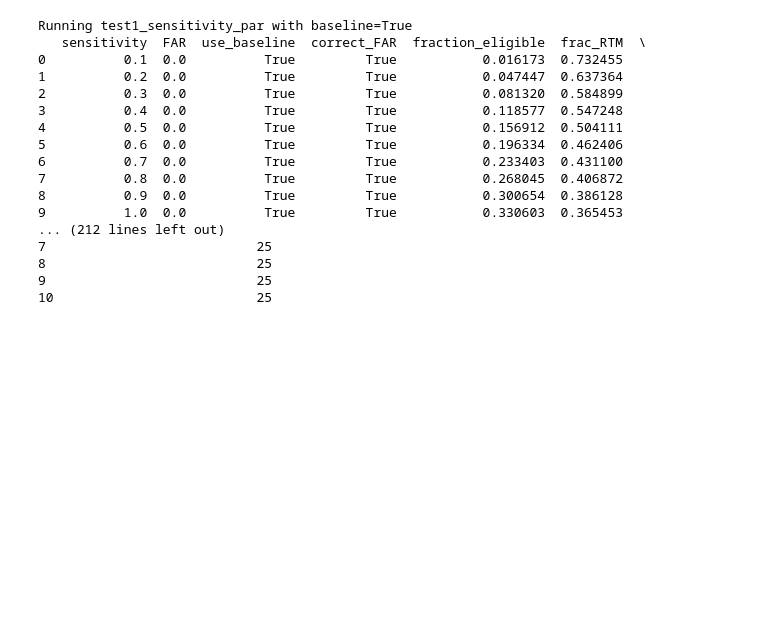
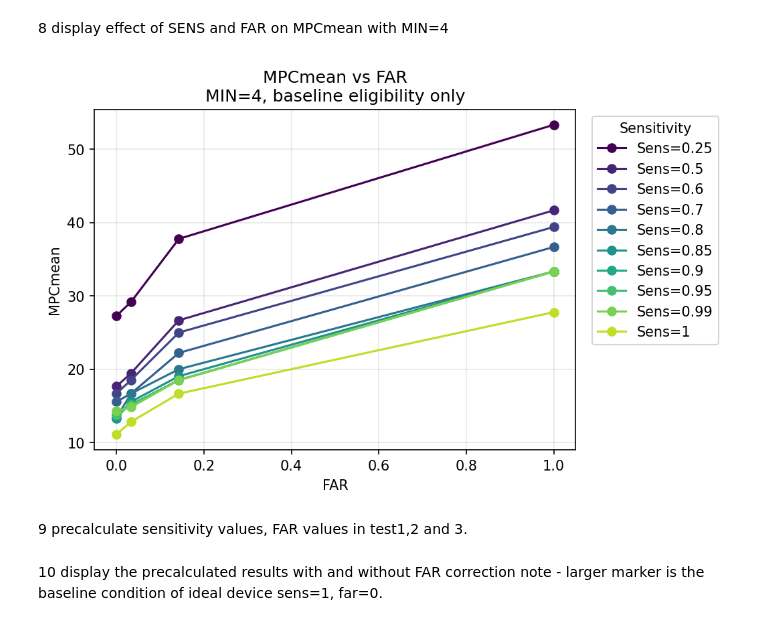
Before and after one commit to GoldenholzLab/RTM3, a Jupyter notebook: for_rtm3_paper.ipynb, the cells around one changed output. Cells and saved outputs as stored; diff of their text form; code cells hidden in the pictures; blank space fills up the shorter version.

```diff
--- a/for_rtm3_paper.ipynb
+++ b/for_rtm3_paper.ipynb
@@ -82,39 +166,34 @@ make_FAR_plot()
+# %% [markdown]
+8 display effect of SENS and FAR on MPCmean with MIN=4
+# %%
+from plotting_tools import plot_MPCmean_vs_FAR_for_MIN
+plot_MPCmean_vs_FAR_for_MIN(min_value=4)
+# %% [output]
+[figure, added]
+# %% [markdown]
+9 precalculate sensitivity values, FAR values in test1,2 and 3.
 # %%
+
 from rtm_tools import test1_sensitivity_par,test2_FAR_par
 import pandas as pd
 x123 = pd.DataFrame()
 num_patients = 1000000
-for baseline in [True,False]:
-    print(f"Running test1_sensitivity_par with baseline={baseline}")
-    x1 = test1_sensitivity_par(use_baseline=baseline,num_patients=num_patients)
-    print(x1)
-    print(f"Running test2_FAR_par with baseline={baseline}")
-    x2 = test2_FAR_par(use_baseline=baseline, correct_FAR=True,num_patients=num_patients    )
-    print(x2)
-    print(f"Running test3_FAR_par with baseline={baseline}")
-    x3 = test2_FAR_par(use_baseline=baseline, correct_FAR=False,num_patients=num_patients)
-    print(x3)
-    x123 = pd.concat([x123,x1,x2,x3],ignore_index=True)
+baseline = True
+print(f"Running test1_sensitivity_par with baseline={baseline}")
+x1 = test1_sensitivity_par(use_baseline=baseline,num_patients=num_patients)
+print(x1)
+print(f"Running test2_FAR_par with baseline={baseline}")
+x2 = test2_FAR_par(use_baseline=baseline, correct_FAR=True,num_patients=num_patients)
+print(x2)
+print(f"Running test3_FAR_par with baseline={baseline}")
+x3 = test2_FAR_par(use_baseline=baseline, correct_FAR=False,num_patients=num_patients)
+print(x3)
+x123 = pd.concat([x123,x1,x2,x3],ignore_index=True)
 
 x123.to_csv('rtm_test123_results.csv',index=False)
-# %% [output]
-Running test1_sensitivity_par with baseline=True
-   sensitivity  FAR  use_baseline  correct_FAR  fraction_eligible  frac_RTM  \
-0          0.1  0.0          True         True           0.016173  0.732455
-1          0.2  0.0          True         True           0.047447  0.637364
-2          0.3  0.0          True         True           0.081320  0.584899
-3          0.4  0.0          True         True           0.118577  0.547248
-4          0.5  0.0          True         True           0.156912  0.504111
-5          0.6  0.0          True         True           0.196334  0.462406
-6          0.7  0.0          True         True           0.233403  0.431100
-7          0.8  0.0          True         True           0.268045  0.406872
-8          0.9  0.0          True         True           0.300654  0.386128
-9          1.0  0.0          True         True           0.330603  0.365453
-... (212 lines left out)
-7                           25
-8                           25
-9                           25
-10                          25
+# %% [markdown]
+10 display the precalculated results with and without FAR correction
+note - larger marker is the baseline condition of ideal device sens=1, far=0.
 # %%
 from plotting_tools import draw_sens_and_far_vs_RTM_v2
 import matplotlib.pyplot as plt
```
Also changed, not shown: parts of 29 cells of this notebook, 50 other files.
